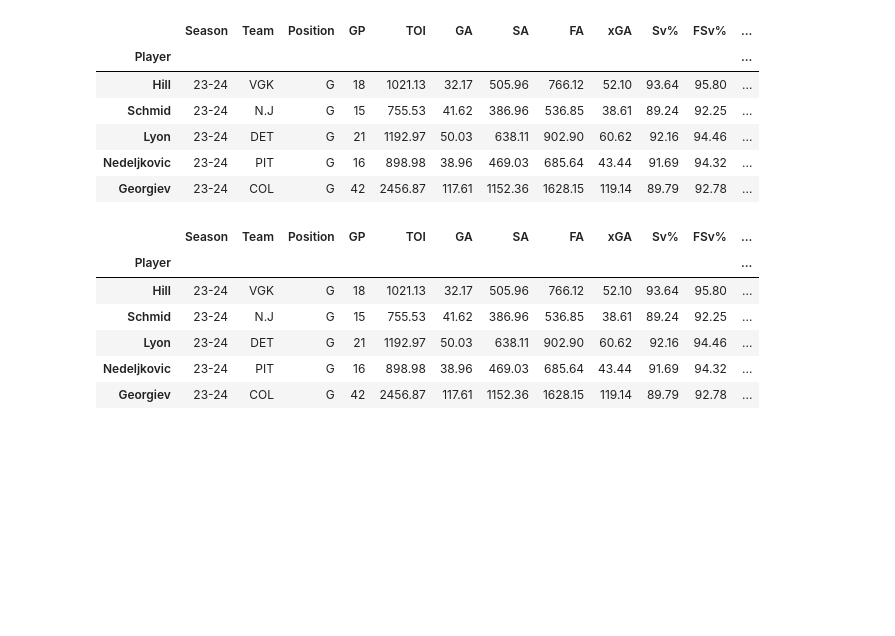
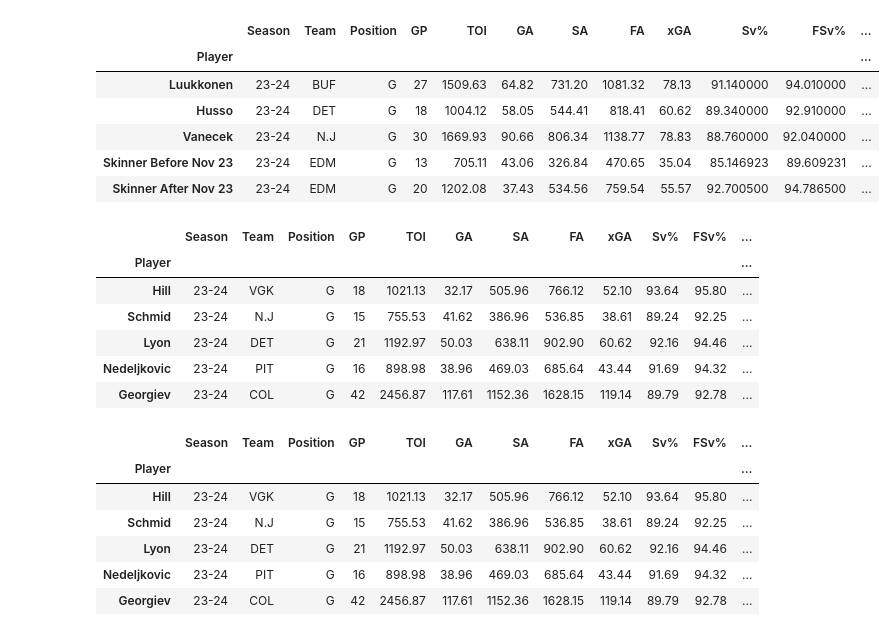
Before and after one commit to AshleyJubilee/stuart-skinner-2324, a Jupyter notebook: goalie0208.ipynb, the cells around one changed output. Drawn from its saved outputs; the diff is of its cells as text; code cells hidden in the pictures; blank space fills up the shorter version.

```diff
--- a/goalie0208.ipynb
+++ b/goalie0208.ipynb
@@ -12,3 +12,9 @@ data = pd.read_csv("EH_std_gl_stats_all_regular_adj_2024-02-08.csv")
 data = data.loc[data["xGA"] > data["xGA"].quantile(0.25)]
 data["Player"] = data["Player"].str.split(n=1).str[1]
 data = data.set_index(["Player"])
+# %%
+skinner = pd.read_csv('goalie-csv/EH_game_log_stuart_skinner_on-ice_all_regular_2024-01-30.csv')
+skinnerStart = skinner.head(13)
+skinnerEnd = skinner.tail(21)
+skinnerEnd.drop(index=34, inplace=True)
+skinnerEnd.tail()
@@ -15,3 +28,20 @@ data = data.set_index(["Player"])
+# %%
+data.loc[f'Skinner Before Nov 23'] = ['23-24', 'EDM', 'G', len(skinnerStart.index), skinnerStart['TOI'].sum(), skinnerStart['GA'].sum(),
+                            skinnerStart['SA'].sum(), skinnerStart['FA'].sum(), skinnerStart['xGA'].sum(), skinnerStart['Sv%'].mean(),
+                            skinnerStart['FSv%'].mean(), skinnerStart['xFSv%'].mean(), 0, 0, skinnerStart['GSAx'].sum()]
+
+data.loc[f'Skinner After Nov 23'] = ['23-24', 'EDM', 'G', len(skinnerEnd.index), skinnerEnd['TOI'].sum(), skinnerEnd['GA'].sum(),
+                            skinnerEnd['SA'].sum(), skinnerEnd['FA'].sum(), skinnerEnd['xGA'].sum(), skinnerEnd['Sv%'].mean(),
+                            skinnerEnd['FSv%'].mean(), skinnerEnd['xFSv%'].mean(), 0, 0, skinnerEnd['GSAx'].sum()]
+data.tail()
+# %% [output]
+|  | Season | Team | Position | GP | TOI | GA | SA | FA | xGA | Sv% | FSv% | ... |
+| Player |  |  |  |  |  |  |  |  |  |  |  | ... |
+| Luukkonen | 23-24 | BUF | G | 27 | 1509.63 | 64.82 | 731.20 | 1081.32 | 78.13 | 91.140000 | 94.010000 | ... |
+| Husso | 23-24 | DET | G | 18 | 1004.12 | 58.05 | 544.41 | 818.41 | 60.62 | 89.340000 | 92.910000 | ... |
+| Vanecek | 23-24 | N.J | G | 30 | 1669.93 | 90.66 | 806.34 | 1138.77 | 78.83 | 88.760000 | 92.040000 | ... |
+| Skinner Before Nov 23 | 23-24 | EDM | G | 13 | 705.11 | 43.06 | 326.84 | 470.65 | 35.04 | 85.146923 | 89.609231 | ... |
+| Skinner After Nov 23 | 23-24 | EDM | G | 20 | 1202.08 | 37.43 | 534.56 | 759.54 | 55.57 | 92.700500 | 94.786500 | ... |
 # %%
 data["GSAx/60"] = round((60 * data["GSAx"]) / data["TOI"], 2)
 data.head()
```
Also changed, not shown: parts of 2 cells of this notebook.
